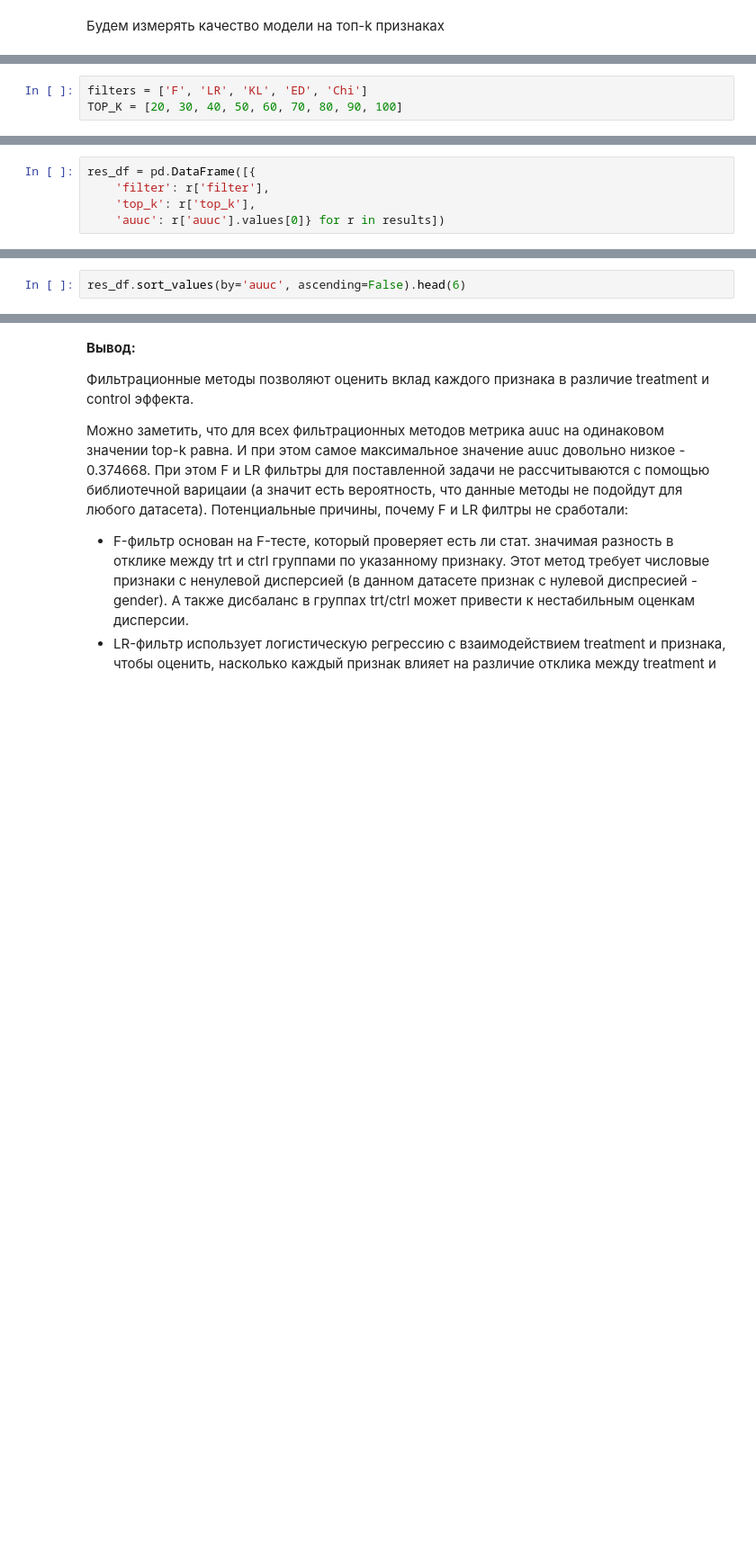
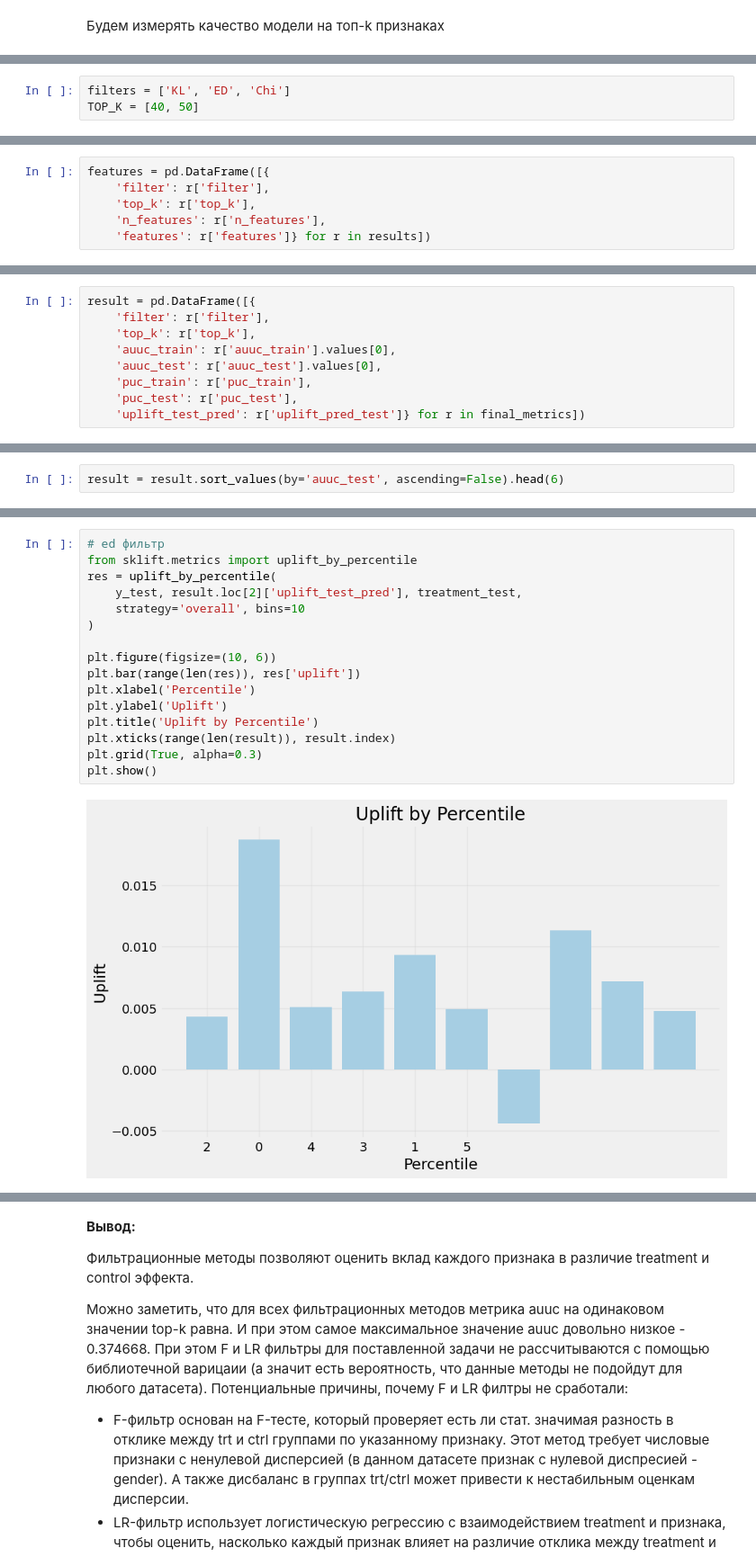
Before and after one commit to kseniakolpakov/uplift_fs, a Jupyter notebook: FilterMethods/Filter_methods.ipynb, the cells around one changed output, grey strips where cells are left out. Shown at 90% size. Drawn from its saved outputs; the diff is of its cells as text; blank space fills up the shorter version.

```diff
--- a/FilterMethods/Filter_methods.ipynb
+++ b/FilterMethods/Filter_methods.ipynb
@@ -182,6 +337,6 @@ results.append({
 # %%
-filters = ['F', 'LR', 'KL', 'ED', 'Chi']
-TOP_K = [20, 30, 40, 50, 60, 70, 80, 90, 100]
+filters = ['KL', 'ED', 'Chi']
+TOP_K = [40, 50]
 # %%
 results = []
 
@@ -308,5 +404,6 @@ results
 # %%
-res_df = pd.DataFrame([{
+features = pd.DataFrame([{
     'filter': r['filter'],
     'top_k': r['top_k'],
-    'auuc': r['auuc'].values[0]} for r in results])
+    'n_features': r['n_features'],
+    'features': r['features']} for r in results])
@@ -312,0 +465,9 @@ res_df = pd.DataFrame([{
+# %%
+result = pd.DataFrame([{
+    'filter': r['filter'],
+    'top_k': r['top_k'],
+    'auuc_train': r['auuc_train'].values[0],
+    'auuc_test': r['auuc_test'].values[0],
+    'puc_train': r['puc_train'],
+    'puc_test': r['puc_test'],
+    'uplift_test_pred': r['uplift_pred_test']} for r in final_metrics])
@@ -313,2 +484,2 @@ res_df = pd.DataFrame([{
 # %%
-res_df.sort_values(by='auuc', ascending=False).head(6)
+result = result.sort_values(by='auuc_test', ascending=False).head(6)
@@ -322,0 +499,18 @@ res_df.sort_values(by='auuc', ascending=False).head(6)
+# %%
+# ed фильтр
+from sklift.metrics import uplift_by_percentile
+res = uplift_by_percentile(
+    y_test, result.loc[2]['uplift_test_pred'], treatment_test,
+    strategy='overall', bins=10
+)
+
+plt.figure(figsize=(10, 6))
+plt.bar(range(len(res)), res['uplift'])
+plt.xlabel('Percentile')
+plt.ylabel('Uplift')
+plt.title('Uplift by Percentile')
+plt.xticks(range(len(result)), result.index)
+plt.grid(True, alpha=0.3)
+plt.show()
+# %% [output]
+[figure, added]
```
Also changed, not shown: parts of 24 cells of this notebook, 1 other file.
